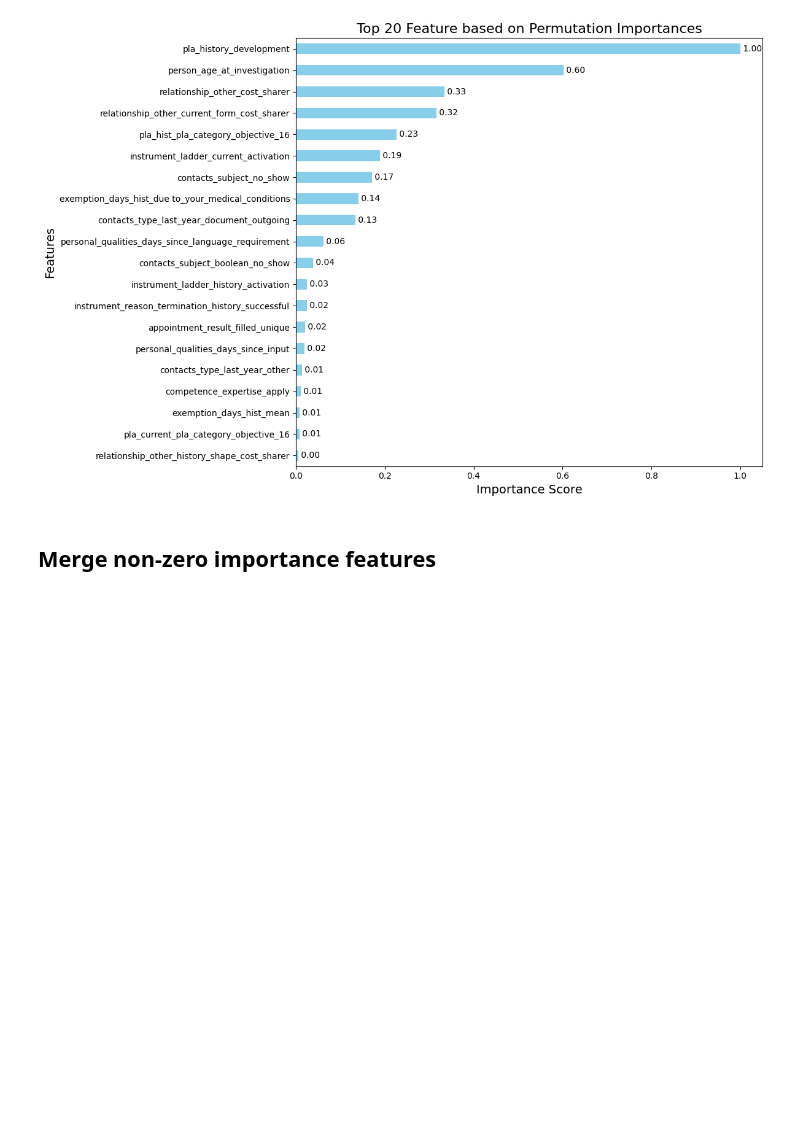
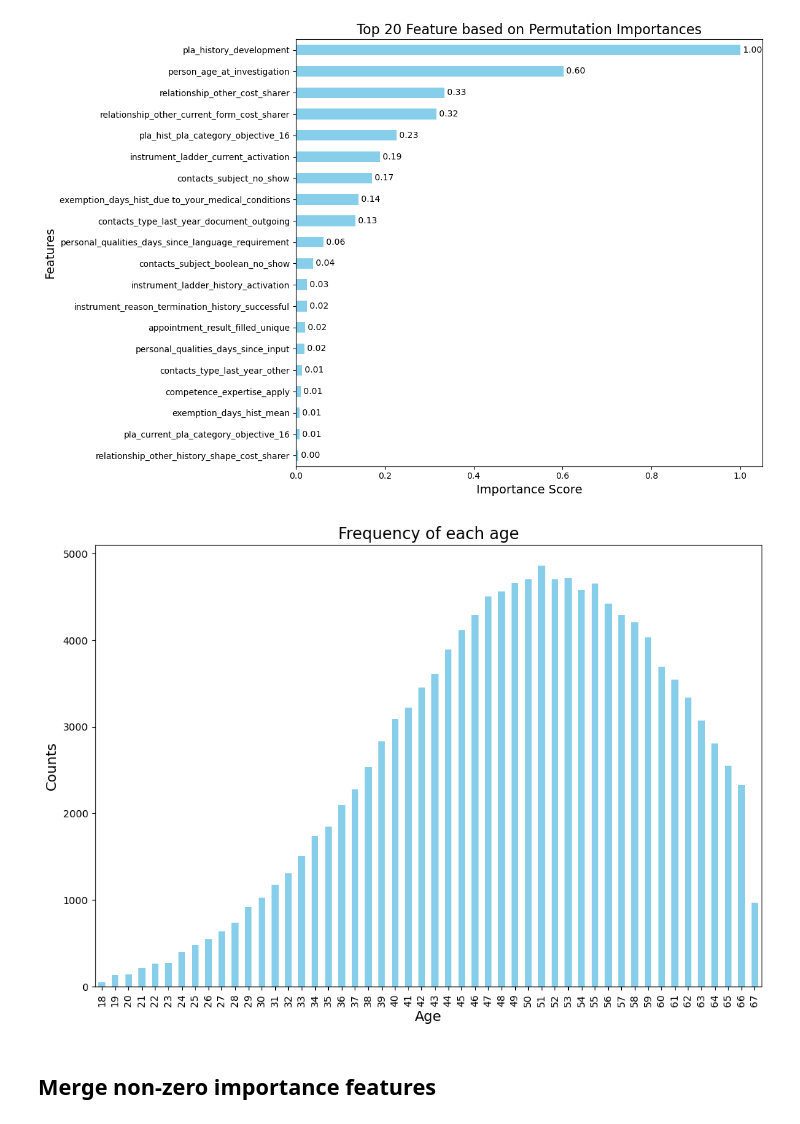
Before and after one commit to yulinchen03/TestingProject, a Jupyter notebook: src/team_2/model_2.ipynb, the cells around one changed output. Saved outputs shown, nothing was run; the diff lists cells and outputs as text; code cells hidden in the pictures; blank space fills up the shorter version.

```diff
--- a/src/team_2/model_2.ipynb
+++ b/src/team_2/model_2.ipynb
@@ -141,6 +141,21 @@ plt.tight_layout()
 plt.show()
 # %% [output]
 [figure]
+# %%
+# plot person_age_at_investigation
+
+# count how many times each age occurs
+age_counts = df['person_age_at_investigation'].value_counts().sort_index()
+
+# plot
+plt.figure(figsize=(12, 8))
+age_counts.plot(kind='bar', color='skyblue')
+plt.title('Frequency of each age', fontsize=16)
+plt.xlabel('Age', fontsize=14)
+plt.ylabel('Counts', fontsize=14)
+plt.show()
+# %% [output]
+[figure, added]
 # %% [markdown]
 ## Merge non-zero importance features
 # %%
```
Also changed, not shown: parts of 1 cell of this notebook, 3 other files.
